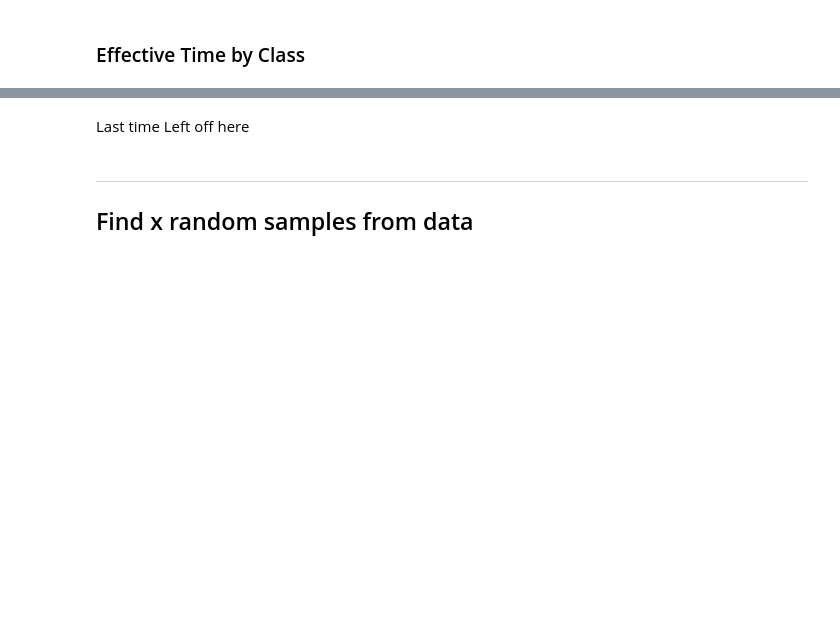
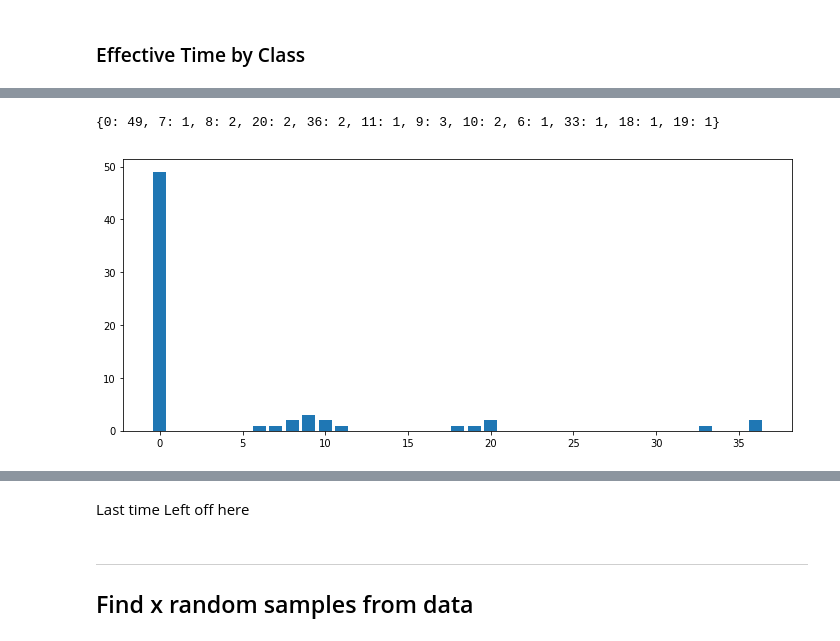
Before and after one commit to Yibin-Li/Law-Parser, a Jupyter notebook: Parsing Result Table.ipynb, the cells around one changed output, grey strips where cells are left out. Saved outputs shown, nothing was run; the diff lists cells and outputs as text; code cells hidden in the pictures; blank space fills up the shorter version.

```diff
--- a/Parsing Result Table.ipynb
+++ b/Parsing Result Table.ipynb
@@ -1147,0 +1156,17 @@ df
+# %%
+# effective time by middle class
+Middle_management_effective_time = occu_total_dict["Middle management"][4]
+effective_time_label = []
+effective_time_value = []
+count_middle_management = dict(Counter(Middle_management_effective_time))
+for key, value in count_middle_management.items():
+    effective_time_value.append(value)
+    effective_time_label.append(key)
+print(count_middle_management)
+plt.figure(figsize=(12, 5))
+plt.bar(effective_time_label, effective_time_value, width=0.8)
+plt.show()
+# print(effective_time_value)
+# %% [output]
+{0: 49, 7: 1, 8: 2, 20: 2, 36: 2, 11: 1, 9: 3, 10: 2, 6: 1, 33: 1, 18: 1, 19: 1}
+[figure, added]
```
Also changed, not shown: parts of 10 cells of this notebook.
